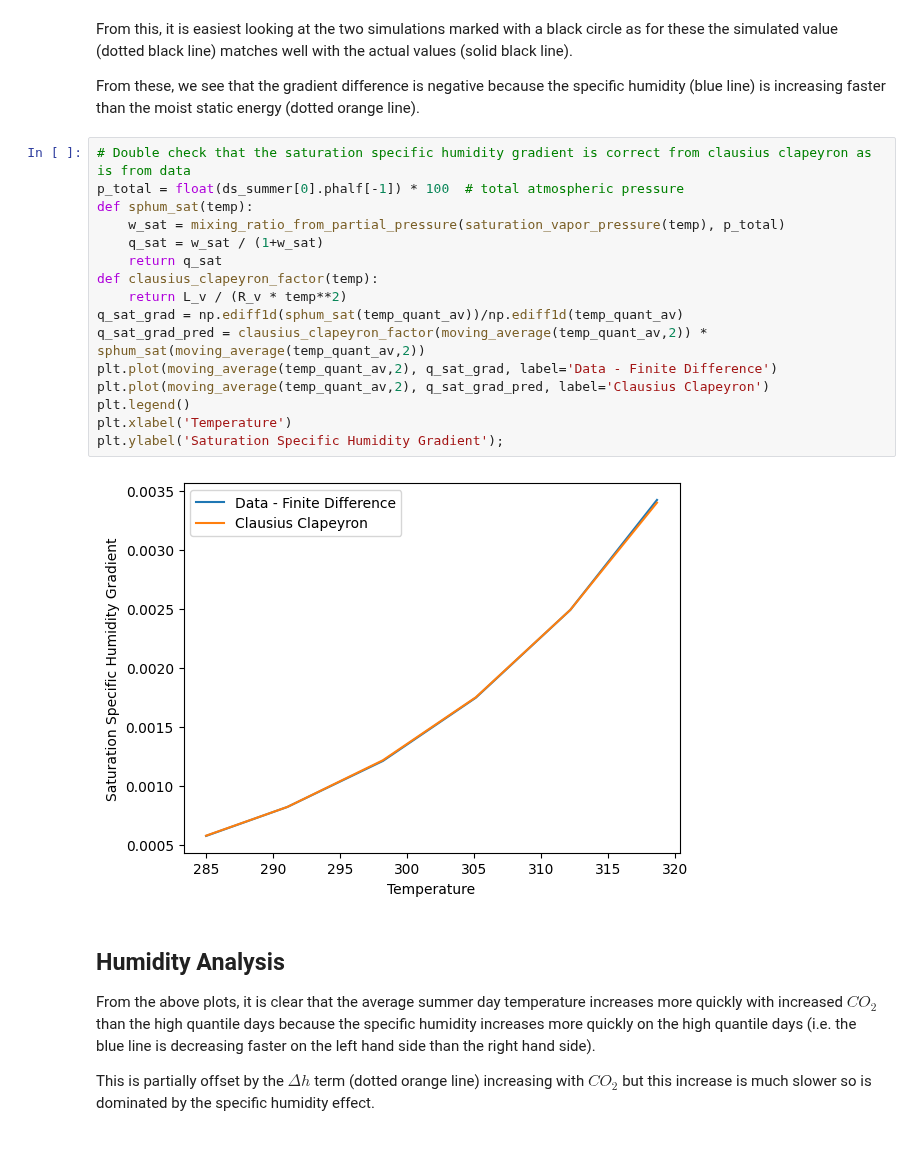
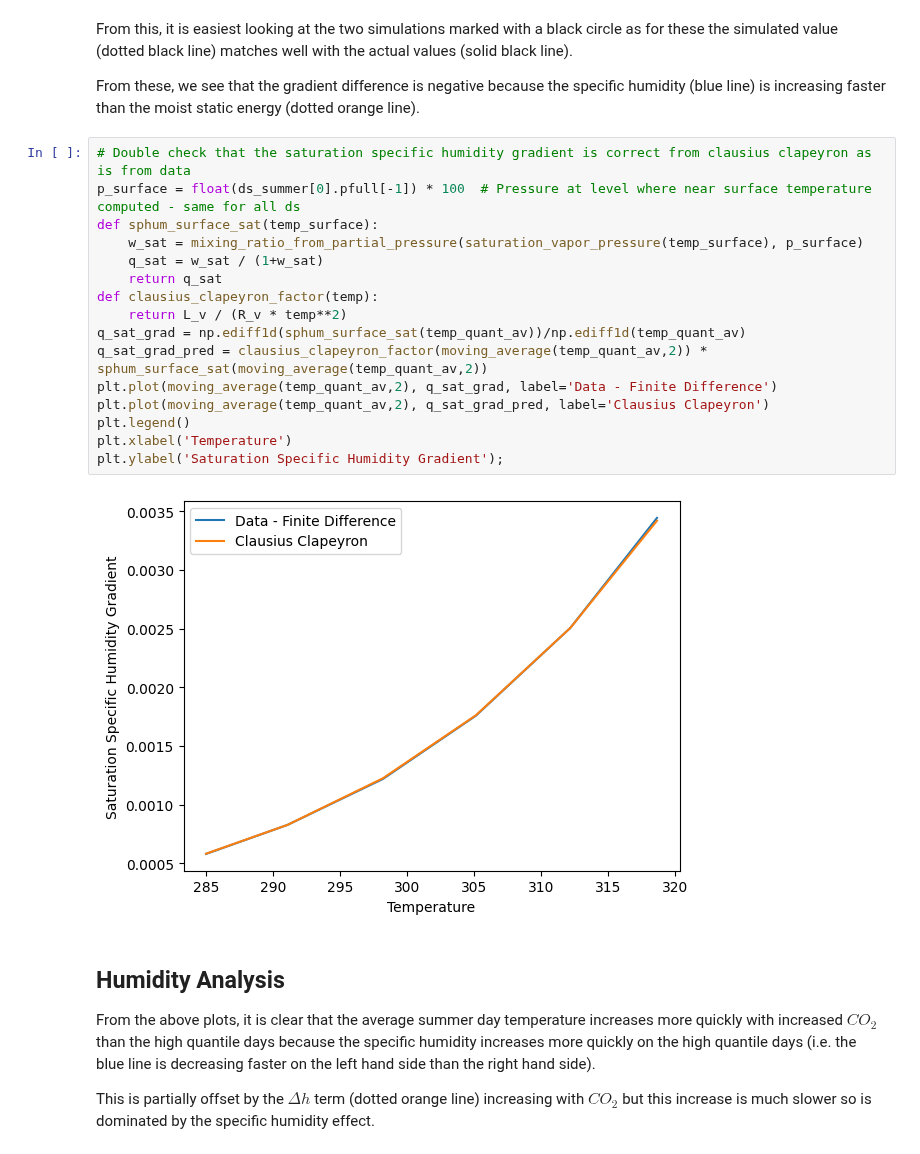
Before and after one commit to jduffield65/Isca, a Jupyter notebook: jobs/tau_sweep/aquaplanet/extratrop_extremes.ipynb, the cells around one changed output. Saved outputs shown, nothing was run; the diff lists cells and outputs as text.

```diff
--- a/jobs/tau_sweep/aquaplanet/extratrop_extremes.ipynb
+++ b/jobs/tau_sweep/aquaplanet/extratrop_extremes.ipynb
@@ -313,22 +313,22 @@ From this, it is easiest looking at the two simulations marked with a black circ
 From these, we see that the gradient difference is negative because the specific humidity (blue line) is increasing faster than the moist static energy (dotted orange line).
 # %%
 # Double check that the saturation specific humidity gradient is correct from clausius clapeyron as is from data
-p_total = float(ds_summer[0].phalf[-1]) * 100  # total atmospheric pressure
-def sphum_sat(temp):
-    w_sat = mixing_ratio_from_partial_pressure(saturation_vapor_pressure(temp), p_total)
+p_surface = float(ds_summer[0].pfull[-1]) * 100  # Pressure at level where near surface temperature computed - same for all ds
+def sphum_surface_sat(temp_surface):
+    w_sat = mixing_ratio_from_partial_pressure(saturation_vapor_pressure(temp_surface), p_surface)
     q_sat = w_sat / (1+w_sat)
     return q_sat
 def clausius_clapeyron_factor(temp):
     return L_v / (R_v * temp**2)
-q_sat_grad = np.ediff1d(sphum_sat(temp_quant_av))/np.ediff1d(temp_quant_av)
-q_sat_grad_pred = clausius_clapeyron_factor(moving_average(temp_quant_av,2)) * sphum_sat(moving_average(temp_quant_av,2))
+q_sat_grad = np.ediff1d(sphum_surface_sat(temp_quant_av))/np.ediff1d(temp_quant_av)
+q_sat_grad_pred = clausius_clapeyron_factor(moving_average(temp_quant_av,2)) * sphum_surface_sat(moving_average(temp_quant_av,2))
 plt.plot(moving_average(temp_quant_av,2), q_sat_grad, label='Data - Finite Difference')
 plt.plot(moving_average(temp_quant_av,2), q_sat_grad_pred, label='Clausius Clapeyron')
 plt.legend()
 plt.xlabel('Temperature')
 plt.ylabel('Saturation Specific Humidity Gradient');
 # %% [output]
-[figure, old version]
+[figure, new version]
 # %% [markdown]
 ## Humidity Analysis
 From the above plots, it is clear that the average summer day temperature increases more quickly with increased $CO_2$ than the high quantile days because the specific humidity increases more quickly on the high quantile days (i.e. the blue line is decreasing faster on the left hand side than the right hand side).
```
Also changed, not shown: parts of 5 cells of this notebook, 7 other files.
